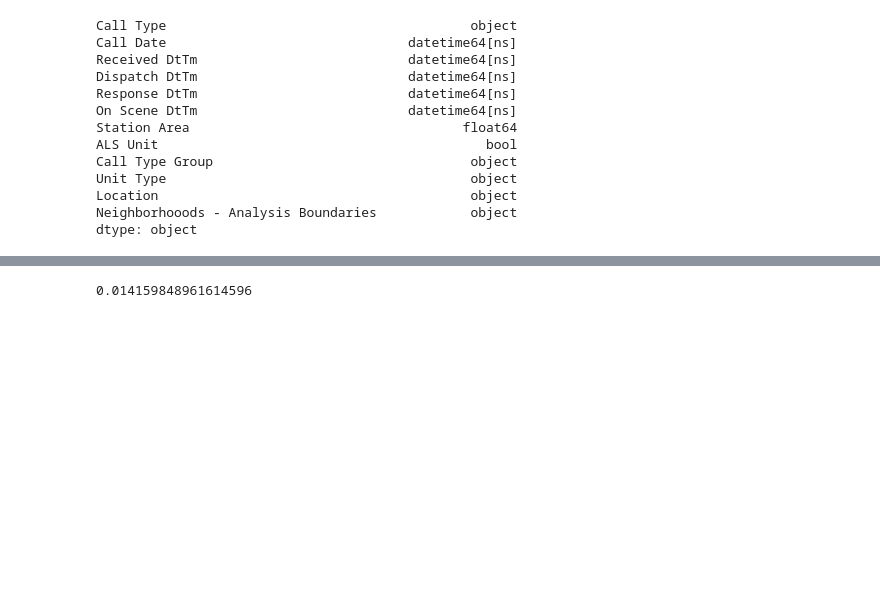
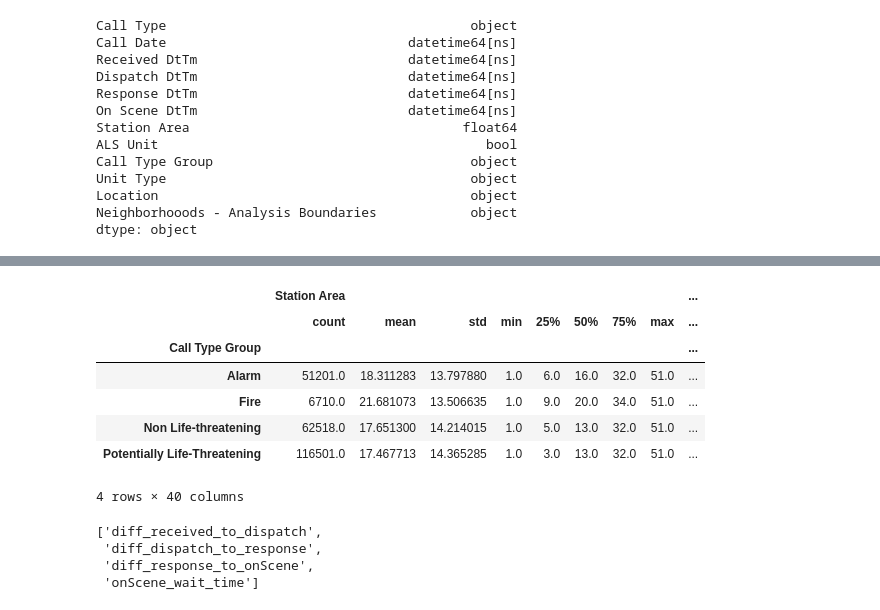
Before and after one commit to usf-cs360-spring2020/midterm-persimmon, a Jupyter notebook: data_wrangling_kai.ipynb, the cells around one changed output, grey strips where cells are left out. Cells and saved outputs as stored; diff of their text form; code cells hidden in the pictures; blank space fills up the shorter version.

```diff
--- a/data_wrangling_kai.ipynb
+++ b/data_wrangling_kai.ipynb
@@ -136,6 +143,0 @@ fire.describe() # much better
-# %%
-# normalize difference in time to compare between call type group
-min_max_scaler = MinMaxScaler()
-scaled_diff_onScene = fire.loc[:, fire.filter(regex='diff_').columns].values
-fire[['norm_diff_received_to_onScene', 'norm_diff_dispatch_to_onScene', 'norm_diff_response_to_onScene']] = pd.DataFrame(min_max_scaler.fit_transform(scaled_diff_onScene))
-fire.head()
@@ -149,8 +154,10 @@ fire.head()
 # %%
 # fixed mispelled neighborhood column
-fire.rename(columns={'Neighborhooods - Analysis Boundaries': 'Neighborhoods - Analysis Boundaries'}, inplace=True)
+fire = fire.rename(columns={'Neighborhoods - Analysis Boundaries': 'Neighborhoods'})
+# remove any null values
+fire.dropna(inplace=True)
 # write filtered data to csv
-fire.to_csv('FireDepartmentCallsSelectedNAFilteredWithDiffs.csv', index=False)
+# fire.to_csv('FireDepartmentCallsSelectedNAFilteredWithDiffs.csv', index=False)
 # %%
 fire.info()
 # %% [output]
@@ -174,4 +181,21 @@ memory usage: 35.2+ MB
-# %%
-(1 - 254204.000000 / 254240.000000) * 100
-# %% [output]
-0.014159848961614596
+# %%
+fire.groupby('Call Type Group').describe()
+# %% [output]
+|  | Station Area |  |  |  |  |  |  |  | ... |
+|  | count | mean | std | min | 25% | 50% | 75% | max | ... |
+| Call Type Group |  |  |  |  |  |  |  |  | ... |
+| Alarm | 51201.0 | 18.311283 | 13.797880 | 1.0 | 6.0 | 16.0 | 32.0 | 51.0 | ... |
+| Fire | 6710.0 | 21.681073 | 13.506635 | 1.0 | 9.0 | 20.0 | 34.0 | 51.0 | ... |
+| Non Life-threatening | 62518.0 | 17.651300 | 14.214015 | 1.0 | 5.0 | 13.0 | 32.0 | 51.0 | ... |
+| Potentially Life-Threatening | 116501.0 | 17.467713 | 14.365285 | 1.0 | 3.0 | 13.0 | 32.0 | 51.0 | ... |
+4 rows × 40 columns
+# %%
+# for reference: these are the columns we want to get averages for
+cols = fire.filter(regex='diff_*').columns.tolist()
+cols.append('onScene_wait_time')
+cols
+# %% [output]
+['diff_received_to_dispatch',
+ 'diff_dispatch_to_response',
+ 'diff_response_to_onScene',
+ 'onScene_wait_time']
```
Also changed, not shown: parts of 10 cells of this notebook, 10 other files.
